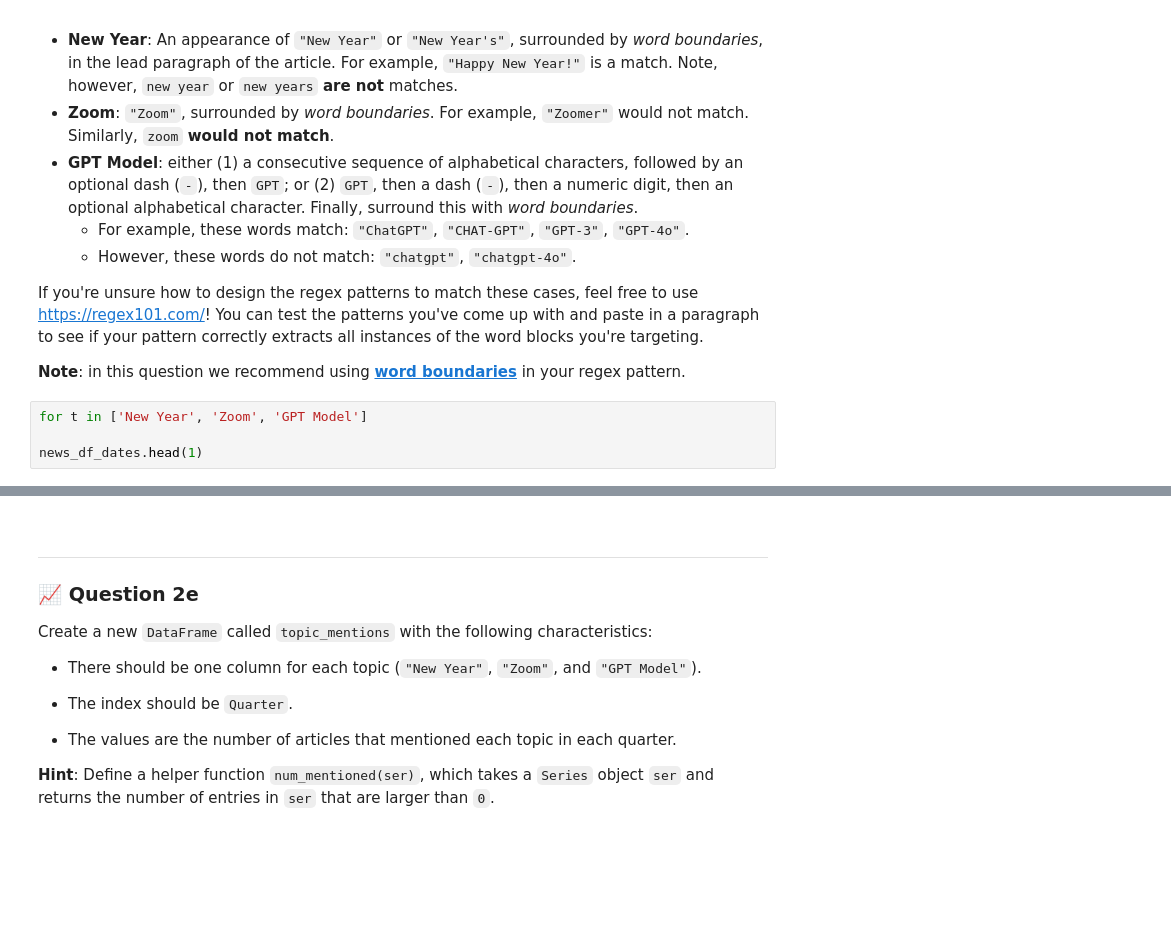
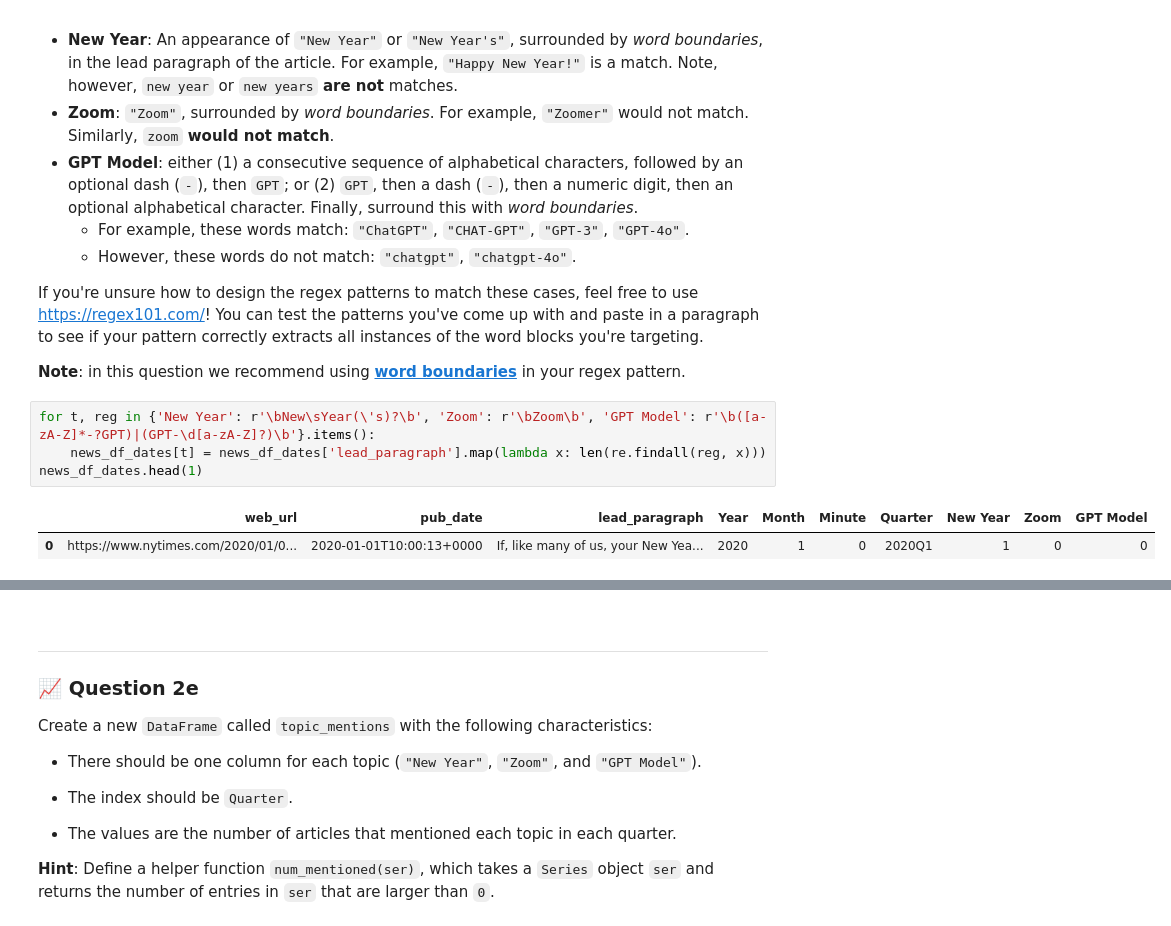
Before and after one commit to zaddle55/sp26-ds100-material, a Jupyter notebook: hw/hw03/hw03.ipynb, the cells around one changed output, grey strips where cells are left out. Saved outputs shown, nothing was run; the diff lists cells and outputs as text; blank space fills up the shorter version.

```diff
--- a/hw/hw03/hw03.ipynb
+++ b/hw/hw03/hw03.ipynb
@@ -426,9 +426,12 @@ Here are the definitions of a single "mention" of each topic:
 If you're unsure how to design the regex patterns to match these cases, feel free to use [https://regex101.com/](https://regex101.com/)! You can test the patterns you've come up with and paste in a paragraph to see if your pattern correctly extracts all instances of the word blocks you're targeting.
 
 **Note**: in this question we recommend using **[word boundaries](https://www.regular-expressions.info/wordboundaries.html)** in your regex pattern.
-# %%
-for t in ['New Year', 'Zoom', 'GPT Model']
-
-news_df_dates.head(1)
+# %%
+for t, reg in {'New Year': r'\bNew\sYear(\'s)?\b', 'Zoom': r'\bZoom\b', 'GPT Model': r'\b([a-zA-Z]*-?GPT)|(GPT-\d[a-zA-Z]?)\b'}.items():
+    news_df_dates[t] = news_df_dates['lead_paragraph'].map(lambda x: len(re.findall(reg, x)))
+news_df_dates.head(1)
+# %% [output]
+|  | web_url | pub_date | lead_paragraph | Year | Month | Minute | Quarter | New Year | Zoom | GPT Model |
+| 0 | https://www.nytimes.com/2020/01/0... | 2020-01-01T10:00:13+0000 | If, like many of us, your New Yea... | 2020 | 1 | 0 | 2020Q1 | 1 | 0 | 0 |
 # %%
 grader.check("q2d")
```
Also changed, not shown: parts of 35 cells of this notebook.
